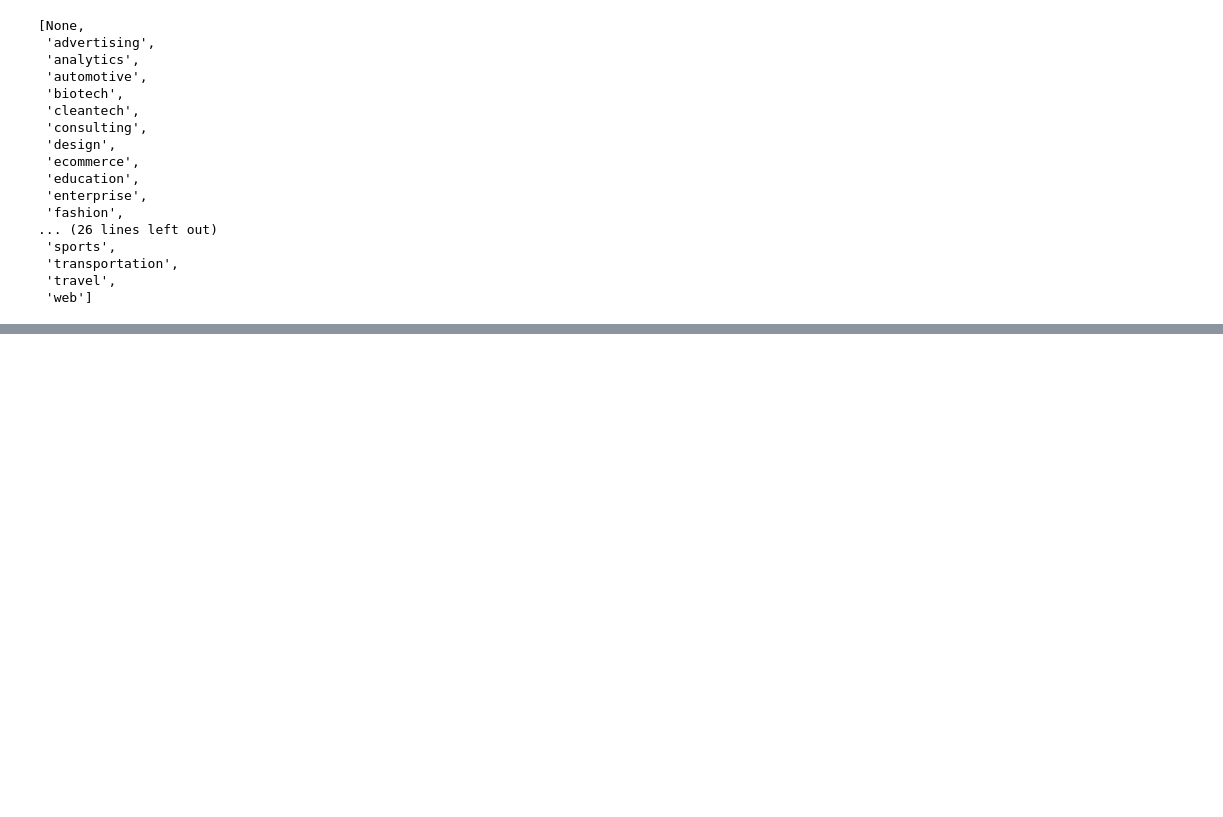
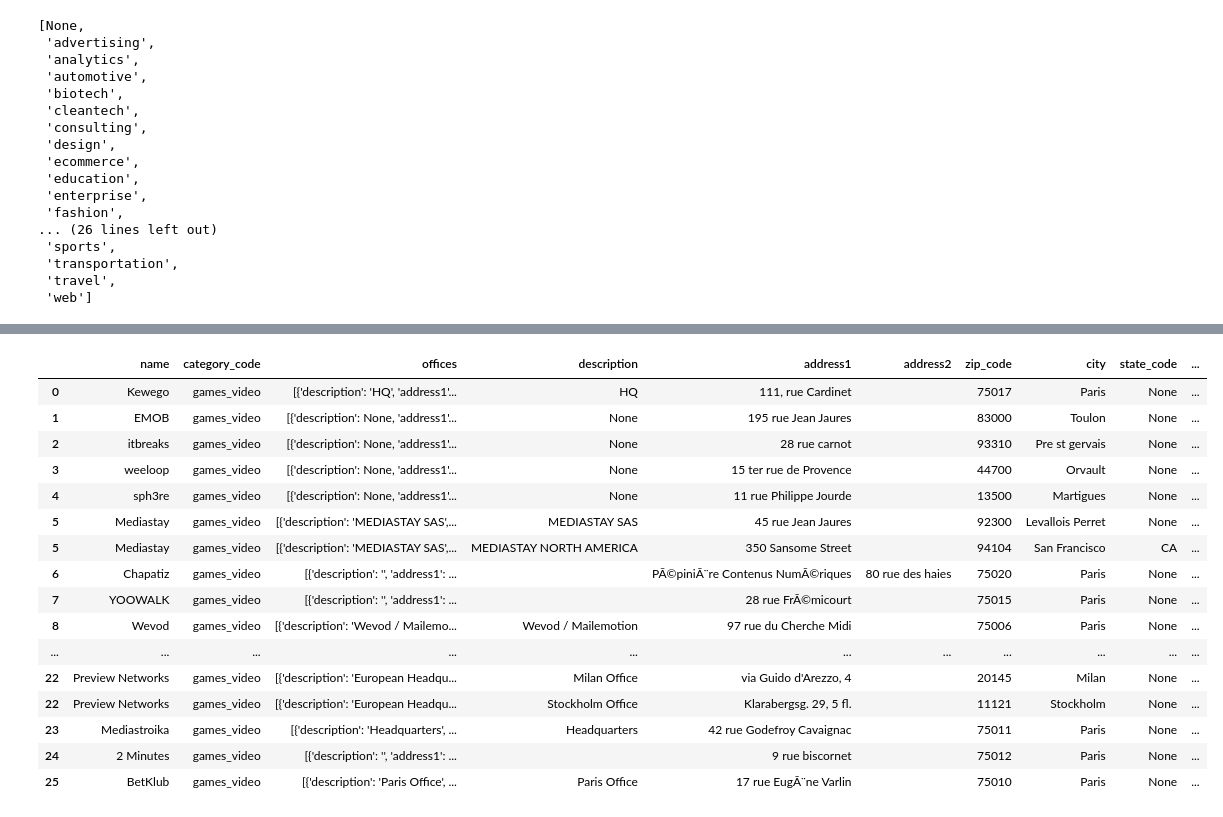
Before and after one commit to RaphHer/Project_3_Geospatial, a Jupyter notebook: Part 1 - Mongo Queries.ipynb, the cells around one changed output, grey strips where cells are left out. Cells and saved outputs as stored; diff of their text form; code cells hidden in the pictures; blank space fills up the shorter version.

```diff
--- a/Part 1 - Mongo Queries.ipynb
+++ b/Part 1 - Mongo Queries.ipynb
@@ -201,0 +123,9 @@ df
+# %%
+#here I am making a query to get the gaming company located in france and I also want that their addresses are displayed
+
+filter_ = {"offices.country_code": "FRA", "category_code": "games_video",}
+projection = {"_id":0, "name":1,"offices":1,"category_code":1}
+result = list(companies.find(filter_, projection))
+df = pd.DataFrame(result)
+
+df
@@ -201,0 +150,5 @@ df
+# %%
+# Removing the [] so after I will be able to access the information inside it
+
+df_1 = df.explode('offices')
+df_1
@@ -201,0 +173,24 @@ df
+# %%
+# Here I will create a new dataframe with the different element that were in the offices category
+
+Test=df_1['offices'].apply(pd.Series)
+Test1=pd.concat([df, Test], axis=1)
+Test1
+# %% [output]
+|  | name | category_code | offices | description | address1 | address2 | zip_code | city | state_code | ... |
+| 0 | Kewego | games_video | [{'description': 'HQ', 'address1'... | HQ | 111, rue Cardinet |  | 75017 | Paris | None | ... |
+| 1 | EMOB | games_video | [{'description': None, 'address1'... | None | 195 rue Jean Jaures |  | 83000 | Toulon | None | ... |
+| 2 | itbreaks | games_video | [{'description': None, 'address1'... | None | 28 rue carnot |  | 93310 | Pre st gervais | None | ... |
+| 3 | weeloop | games_video | [{'description': None, 'address1'... | None | 15 ter rue de Provence |  | 44700 | Orvault | None | ... |
+| 4 | sph3re | games_video | [{'description': None, 'address1'... | None | 11 rue Philippe Jourde |  | 13500 | Martigues | None | ... |
+| 5 | Mediastay | games_video | [{'description': 'MEDIASTAY SAS',... | MEDIASTAY SAS | 45 rue Jean Jaures |  | 92300 | Levallois Perret | None | ... |
+| 5 | Mediastay | games_video | [{'description': 'MEDIASTAY SAS',... | MEDIASTAY NORTH AMERICA | 350 Sansome Street |  | 94104 | San Francisco | CA | ... |
+| 6 | Chapatiz | games_video | [{'description': '', 'address1': ... |  | PÃ©piniÃ¨re Contenus NumÃ©riques | 80 rue des haies | 75020 | Paris | None | ... |
+| 7 | YOOWALK | games_video | [{'description': '', 'address1': ... |  | 28 rue FrÃ©micourt |  | 75015 | Paris | None | ... |
+| 8 | Wevod | games_video | [{'description': 'Wevod / Mailemo... | Wevod / Mailemotion | 97 rue du Cherche Midi |  | 75006 | Paris | None | ... |
+| ... | ... | ... | ... | ... | ... | ... | ... | ... | ... | ... |
+| 22 | Preview Networks | games_video | [{'description': 'European Headqu... | Milan Office | via Guido d'Arezzo, 4 |  | 20145 | Milan | None | ... |
+| 22 | Preview Networks | games_video | [{'description': 'European Headqu... | Stockholm Office | Klarabergsg. 29, 5 fl. |  | 11121 | Stockholm | None | ... |
+| 23 | Mediastroika | games_video | [{'description': 'Headquarters', ... | Headquarters | 42 rue Godefroy Cavaignac |  | 75011 | Paris | None | ... |
+| 24 | 2 Minutes | games_video | [{'description': '', 'address1': ... |  | 9 rue biscornet |  | 75012 | Paris | None | ... |
+| 25 | BetKlub | games_video | [{'description': 'Paris Office', ... | Paris Office | 17 rue EugÃ¨ne Varlin |  | 75010 | Paris | None | ... |
```
Also changed, not shown: parts of 21 cells of this notebook.
